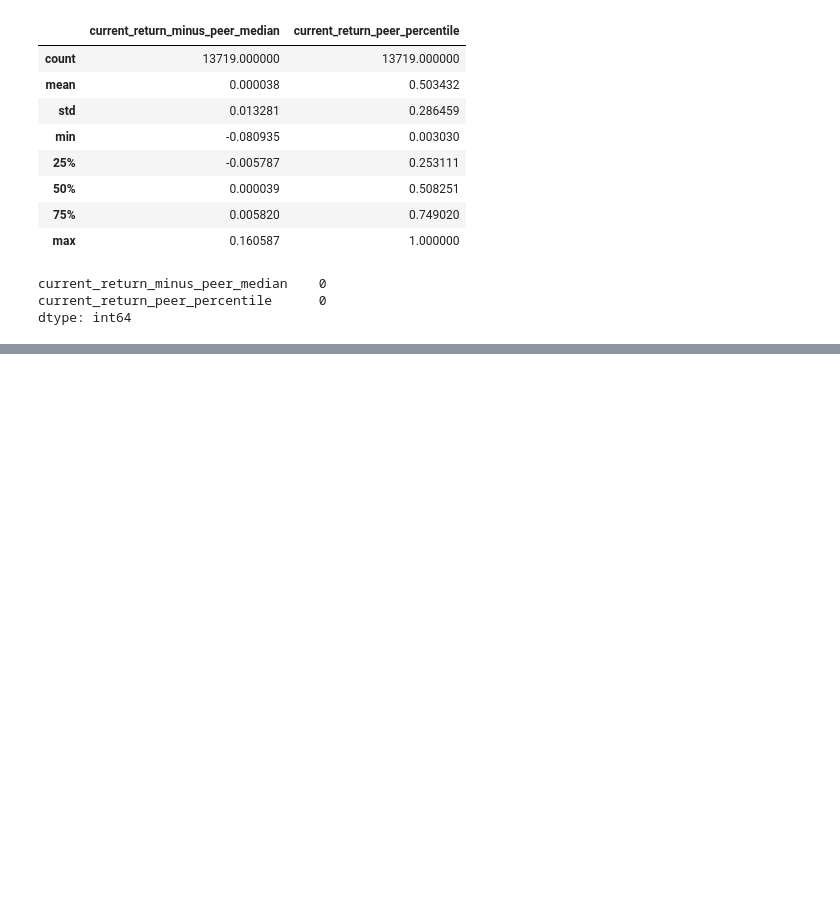
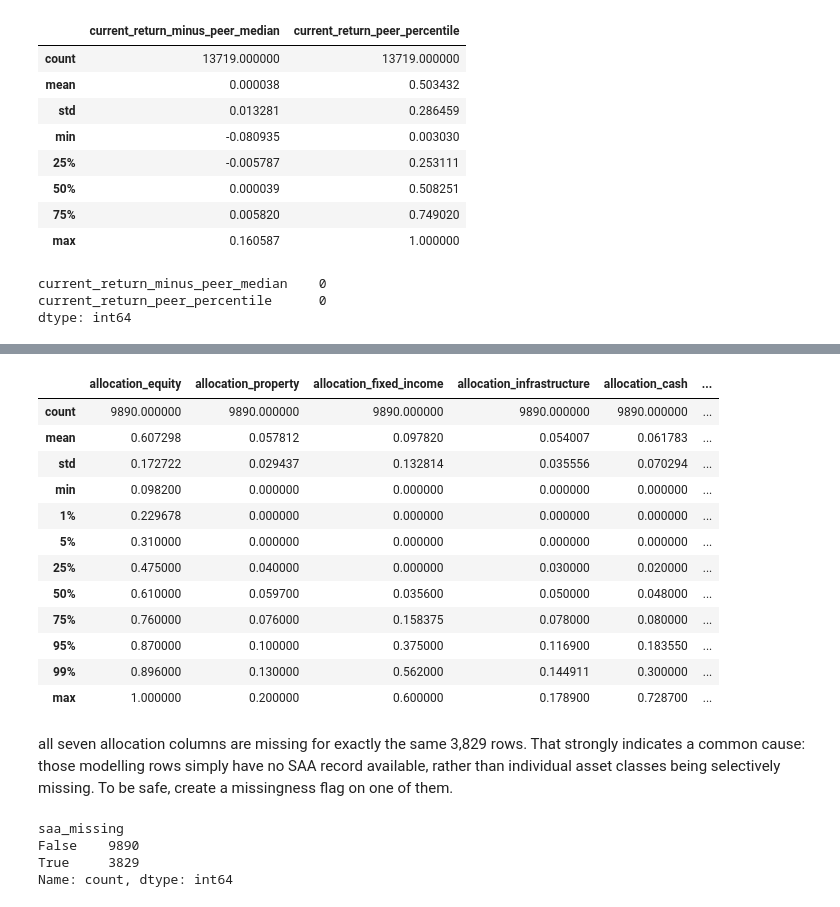
Before and after one commit to terra9/superannuation-performance-early-warning, a Jupyter notebook: notebooks/feature_engineering.ipynb, the cells around one changed output, grey strips where cells are left out. Saved outputs shown, nothing was run; the diff lists cells and outputs as text; code cells hidden in the pictures; blank space fills up the shorter version.

Commit message:
Updated feature_engineering.ipynb: add volatility, SAA, hedging, and allocation change features.

```diff
--- a/notebooks/feature_engineering.ipynb
+++ b/notebooks/feature_engineering.ipynb
@@ -637,0 +687,10 @@ dtype: int64
+# %%
+hist_model_mysuper_features["volatility_5y_minus_10y"] = (
+    hist_model_mysuper_features[
+        "return_investment_five_year_volatility_comparison_percent"
+    ]
+    -
+    hist_model_mysuper_features[
+        "return_investment_ten_year_volatility_comparison_percent_clean"
+    ]
+)
@@ -637,0 +786,16 @@ dtype: int64
+# %%
+# define the SAA allocation features
+broad_saa_features = [
+    "allocation_equity",
+    "allocation_property",
+    "allocation_fixed_income",
+    "allocation_infrastructure",
+    "allocation_cash",
+    "allocation_alternatives",
+    "allocation_credit",
+]
+
+# inspect missingness
+hist_model_mysuper_features[
+    broad_saa_features
+].isna().sum()
@@ -637,0 +811,44 @@ dtype: int64
+# %%
+# inspect distribution
+hist_model_mysuper_features[
+    broad_saa_features
+].describe(
+    percentiles=[
+        0.01, 0.05, 0.25,
+        0.50, 0.75, 0.95, 0.99
+    ]
+)
+# %% [output]
+|  | allocation_equity | allocation_property | allocation_fixed_income | allocation_infrastructure | allocation_cash | ... |
+| count | 9890.000000 | 9890.000000 | 9890.000000 | 9890.000000 | 9890.000000 | ... |
+| mean | 0.607298 | 0.057812 | 0.097820 | 0.054007 | 0.061783 | ... |
+| std | 0.172722 | 0.029437 | 0.132814 | 0.035556 | 0.070294 | ... |
+| min | 0.098200 | 0.000000 | 0.000000 | 0.000000 | 0.000000 | ... |
+| 1% | 0.229678 | 0.000000 | 0.000000 | 0.000000 | 0.000000 | ... |
+| 5% | 0.310000 | 0.000000 | 0.000000 | 0.000000 | 0.000000 | ... |
+| 25% | 0.475000 | 0.040000 | 0.000000 | 0.030000 | 0.020000 | ... |
+| 50% | 0.610000 | 0.059700 | 0.035600 | 0.050000 | 0.048000 | ... |
+| 75% | 0.760000 | 0.076000 | 0.158375 | 0.078000 | 0.080000 | ... |
+| 95% | 0.870000 | 0.100000 | 0.375000 | 0.116900 | 0.183550 | ... |
+| 99% | 0.896000 | 0.130000 | 0.562000 | 0.144911 | 0.300000 | ... |
+| max | 1.000000 | 0.200000 | 0.600000 | 0.178900 | 0.728700 | ... |
+# %% [markdown]
+all seven allocation columns are missing for exactly the same 3,829 rows. That strongly indicates a common cause: those modelling rows simply have no SAA record available, rather than individual asset classes being selectively missing. To be safe, create a missingness flag on one of them.
+# %%
+hist_model_mysuper_features[
+    "saa_missing"
+] = (
+    hist_model_mysuper_features[
+        "allocation_equity"
+    ].isna()
+)
+
+# check result
+hist_model_mysuper_features[
+    "saa_missing"
+].value_counts(dropna=False)
+# %% [output]
+saa_missing
+False    9890
+True     3829
+Name: count, dtype: int64
```
Also changed, not shown: parts of 33 cells of this notebook.
